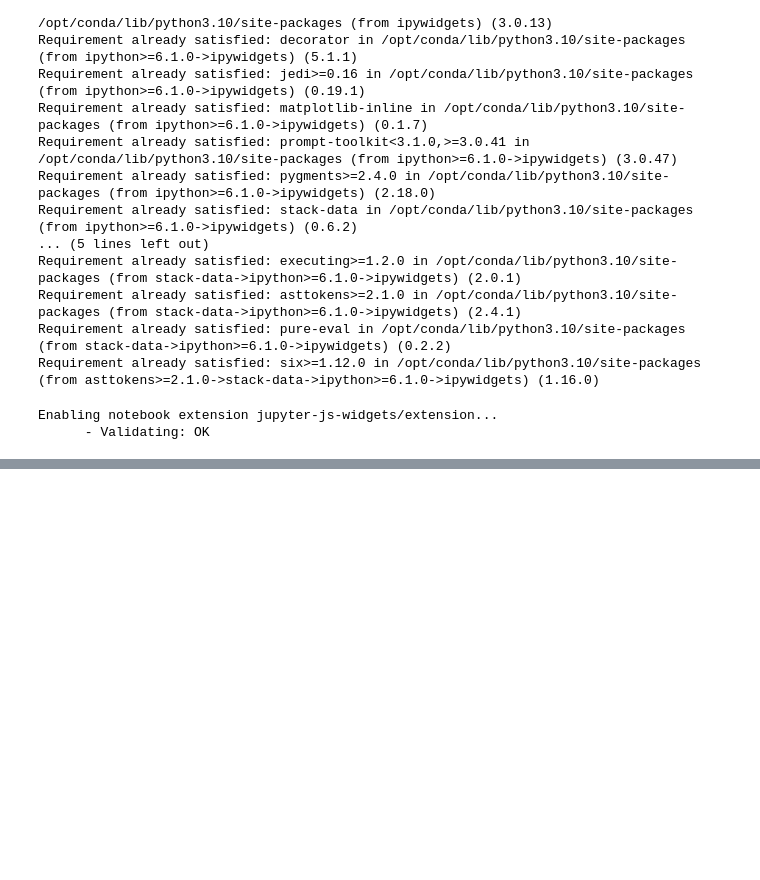
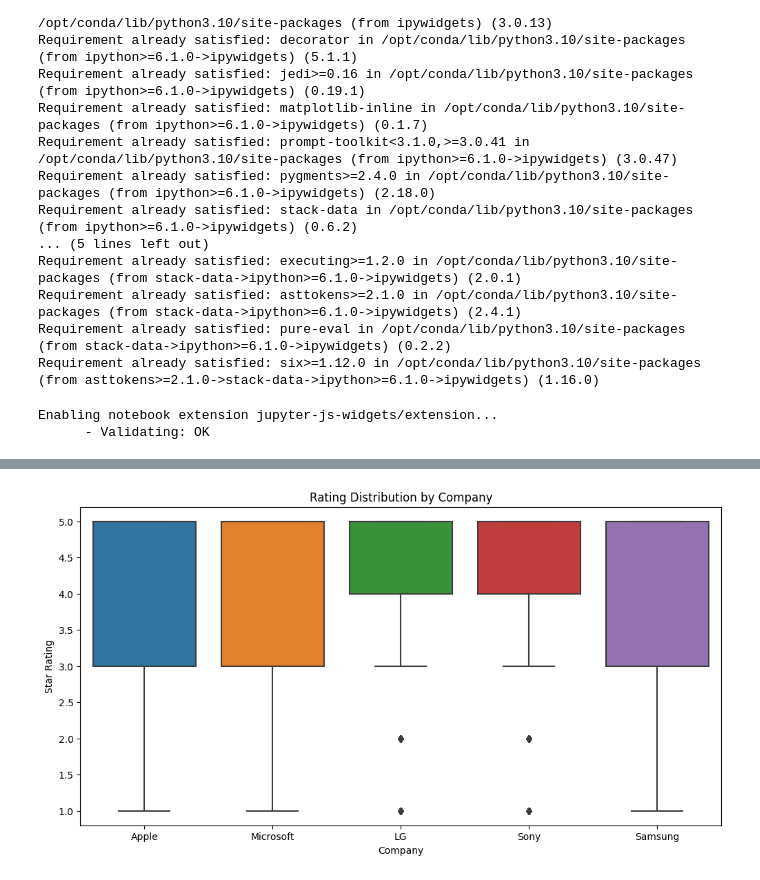
Before and after one commit to gyaneshpande/big-data-project, a Jupyter notebook: big-data-project.ipynb, the cells around one changed output, grey strips where cells are left out. Drawn from its saved outputs; the diff is of its cells as text; code cells hidden in the pictures; blank space fills up the shorter version.

```diff
--- a/big-data-project.ipynb
+++ b/big-data-project.ipynb
@@ -597,0 +792,12 @@ Enabling notebook extension jupyter-js-widgets/extension...
+# %%
+# Create rating distribution plot
+plt.figure(figsize=(12, 6))
+sns.boxplot(data=df[df['company'] != 'Other'],
+            x='company',
+            y='star_rating')
+plt.title('Rating Distribution by Company')
+plt.ylabel('Star Rating')
+plt.xlabel('Company')
+plt.show()
+# %% [output]
+[figure, added]
```
Also changed, not shown: parts of 14 cells of this notebook.
